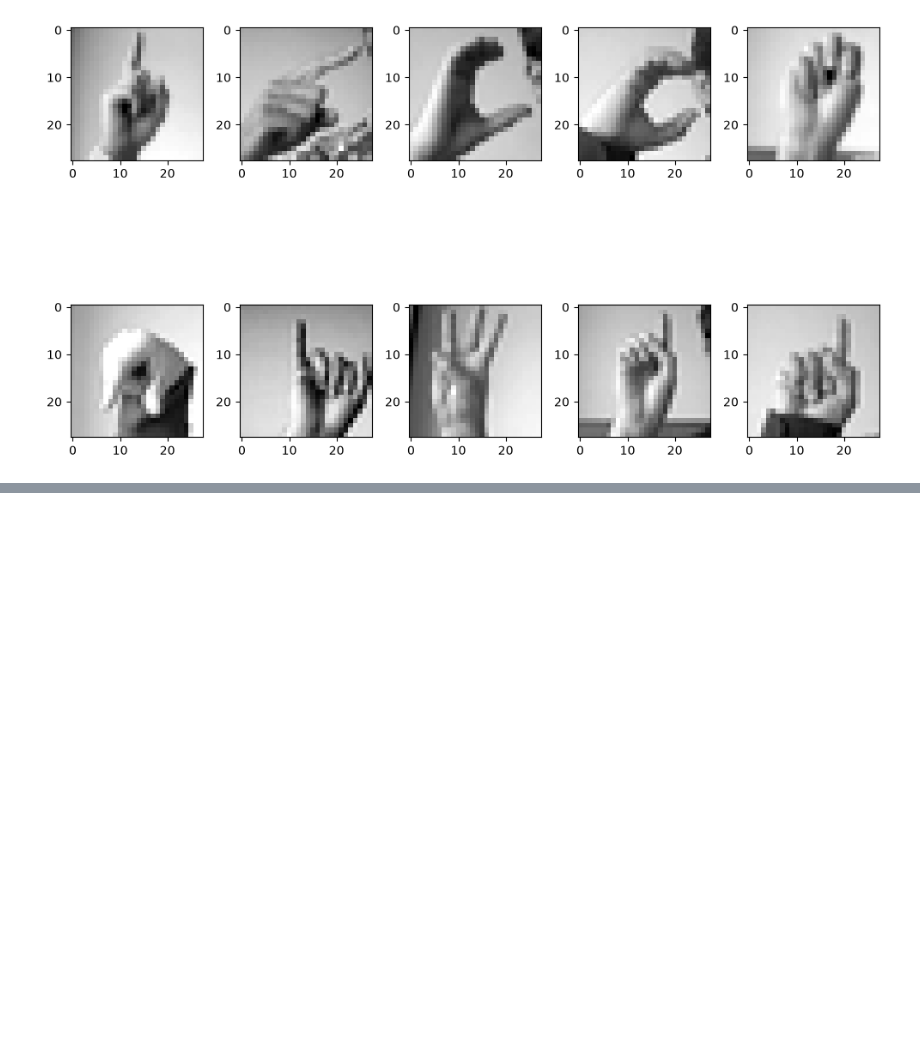
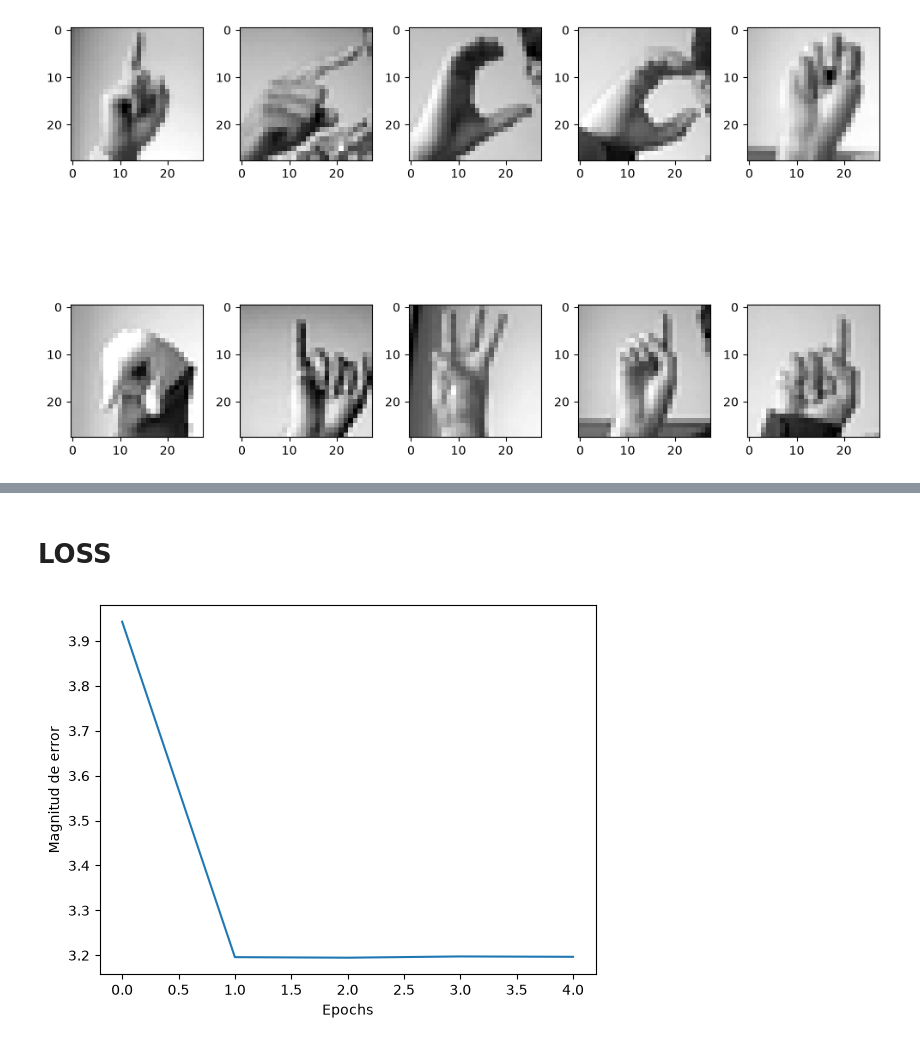
Before and after one commit to rodrigo0187/Sign-Language-MNIST, a Jupyter notebook: notebooks/neuronaNetwork.ipynb, the cells around one changed output, grey strips where cells are left out. Cells and saved outputs as stored; diff of their text form; code cells hidden in the pictures; blank space fills up the shorter version.

```diff
--- a/notebooks/neuronaNetwork.ipynb
+++ b/notebooks/neuronaNetwork.ipynb
@@ -7,4 +8,8 @@ import seaborn as sns
 # %%
 # carga de los datos para entrenamiento y test.
-datos_entrenamiento = pd.read_csv('data/sign_mnist_train/sign_mnist_ttarain.csv')
-datos_prueba = pd.read_csv('data/sign_mnist_test/sign_mnist_test.csv')
+import os
+print(os.getcwd())
+datos_entrenamiento = pd.read_csv('../data/sign_mnist_train/sign_mnist_train.csv')
+print(os.path.exists('../data/sign_mnist_train/sign_mnist_train.csv'))
+datos_prueba = pd.read_csv('../data/sign_mnist_test/sign_mnist_test.csv')
+print(os.path.exists('../data/sign_mnist_test/sign_mnist_test.csv'))
@@ -322,0 +407,10 @@ for i in range(2):
+# %% [markdown]
+# LOSS
+# %%
+%matplotlib inline
+plt.ylabel('Magnitud de error')
+plt.xlabel('Epochs')
+plt.plot(historial.history['loss'])
+plt.grid(False)
+# %% [output]
+[figure, added]
```
Also changed, not shown: parts of 14 cells of this notebook.
